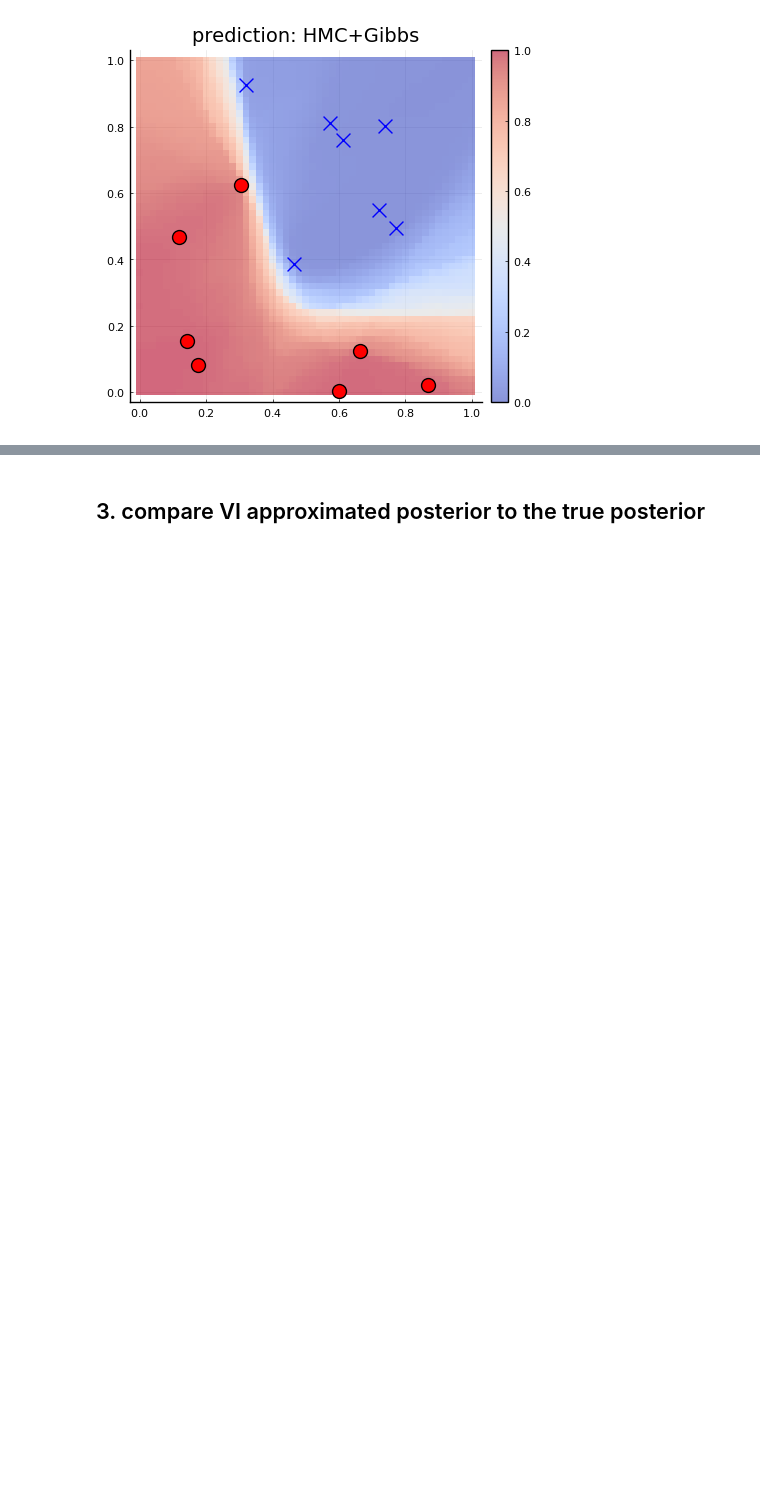
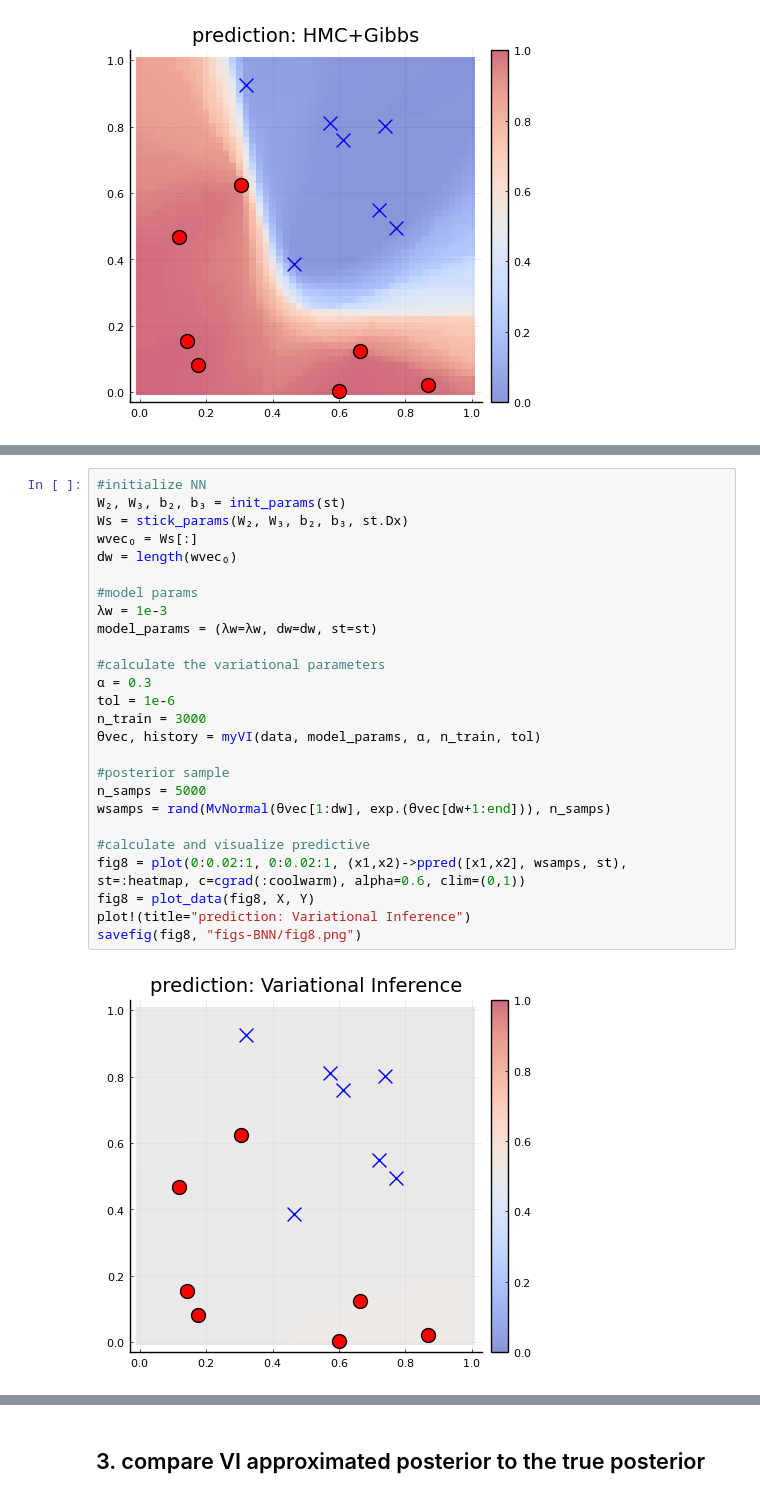
Before and after one commit to kitano-AppMath/my-julia-works, a Jupyter notebook: BNN.ipynb, the cells around one changed output, grey strips where cells are left out. Saved outputs shown, nothing was run; the diff lists cells and outputs as text; blank space fills up the shorter version.

```diff
--- a/BNN.ipynb
+++ b/BNN.ipynb
@@ -492,0 +555,28 @@ savefig(fig7, "figs-BNN/fig7.png")
+# %%
+#initialize NN
+W₂, W₃, b₂, b₃ = init_params(st)
+Ws = stick_params(W₂, W₃, b₂, b₃, st.Dx)
+wvec₀ = Ws[:]
+dw = length(wvec₀)
+
+#model params
+λw = 1e-3
+model_params = (λw=λw, dw=dw, st=st)
+
+#calculate the variational parameters
+α = 0.3
+tol = 1e-6
+n_train = 3000
+θvec, history = myVI(data, model_params, α, n_train, tol)
+
+#posterior sample
+n_samps = 5000
+wsamps = rand(MvNormal(θvec[1:dw], exp.(θvec[dw+1:end])), n_samps)
+
+#calculate and visualize predictive
+fig8 = plot(0:0.02:1, 0:0.02:1, (x1,x2)->ppred([x1,x2], wsamps, st), st=:heatmap, c=cgrad(:coolwarm), alpha=0.6, clim=(0,1))
+fig8 = plot_data(fig8, X, Y)
+plot!(title="prediction: Variational Inference")
+savefig(fig8, "figs-BNN/fig8.png")
+# %% [output]
+[figure, added]
```
Also changed, not shown: parts of 8 cells of this notebook, 1 other file.
